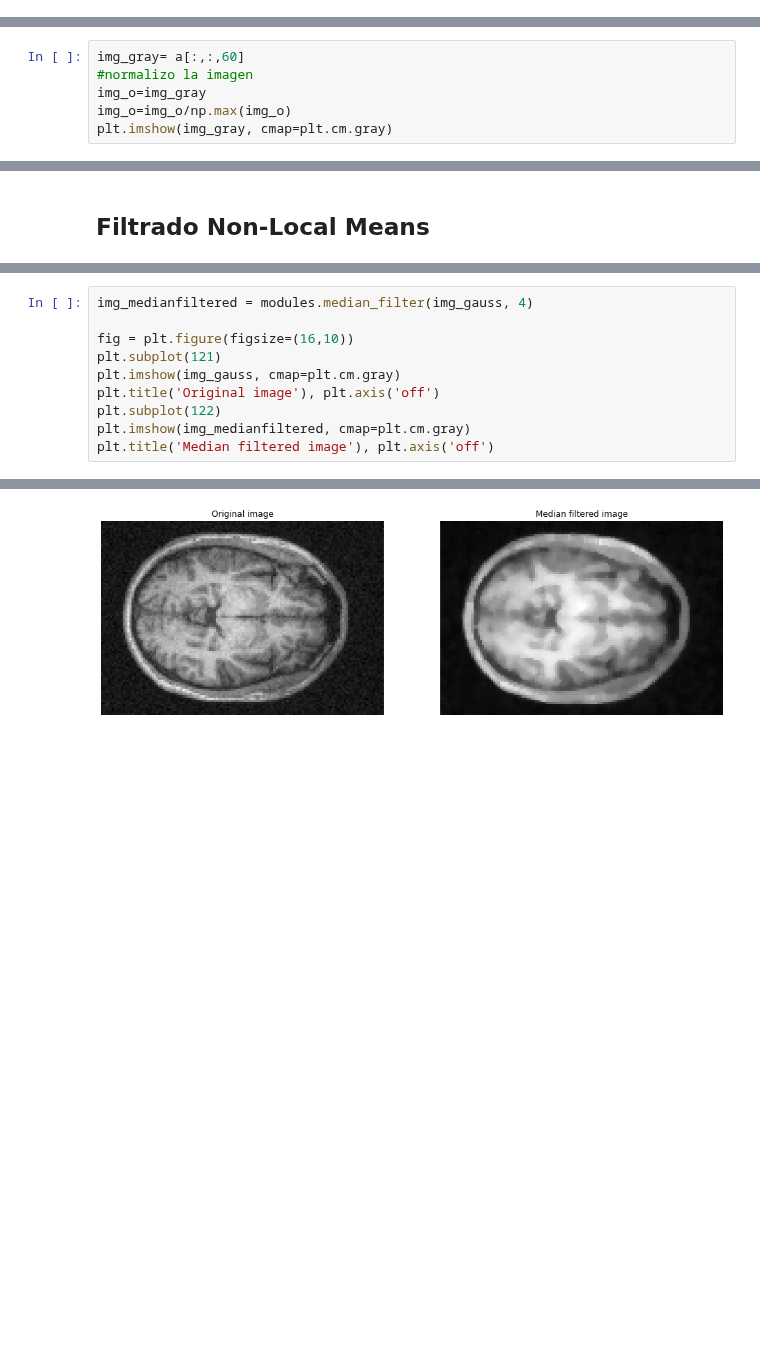
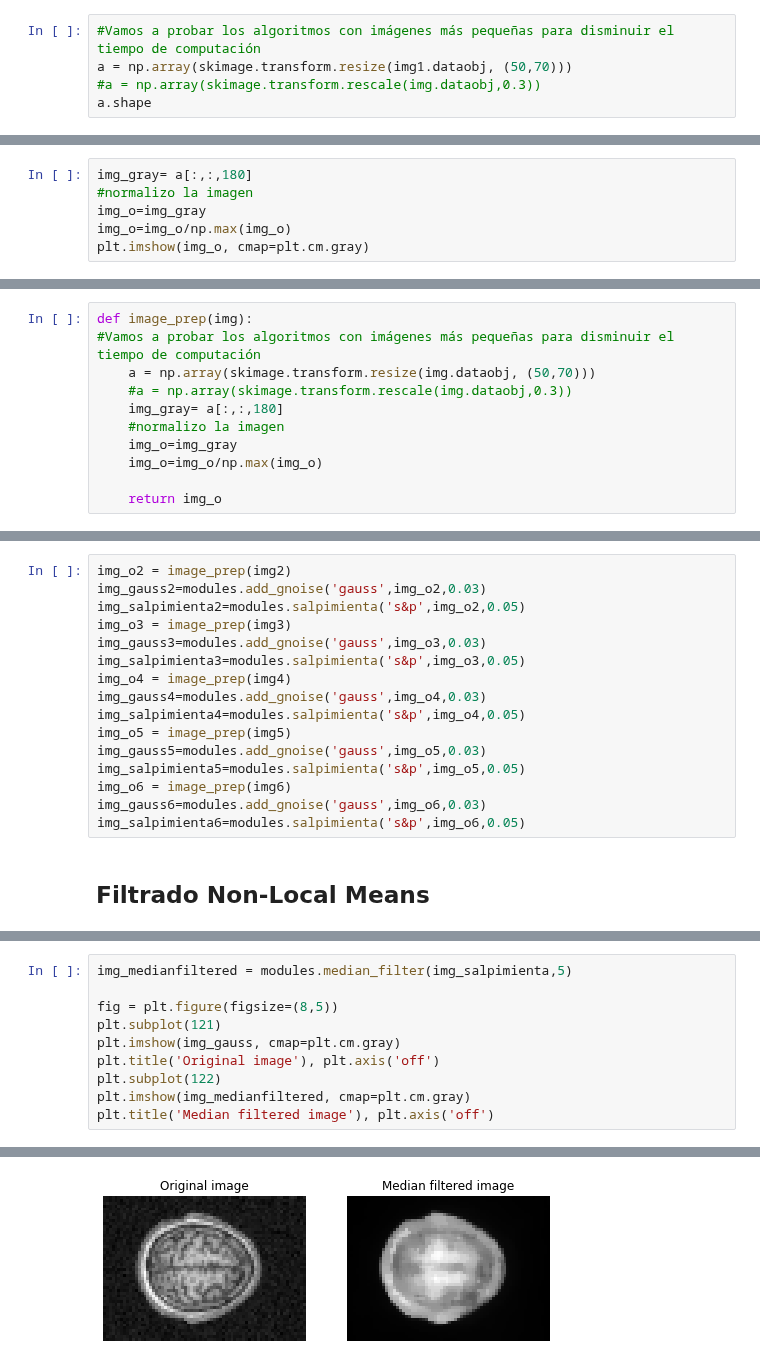
Before and after one commit to Mariaprddz/Analisis, a Jupyter notebook: Analisis/NoVirus.ipynb, the cells around one changed output, grey strips where cells are left out. Drawn from its saved outputs; the diff is of its cells as text; blank space fills up the shorter version.

```diff
--- a/Analisis/NoVirus.ipynb
+++ b/Analisis/NoVirus.ipynb
@@ -75,0 +68,5 @@ a = np.array(skimage.transform.rescale(img.dataobj,0.5))
+# %%
+#Vamos a probar los algoritmos con imágenes más pequeñas para disminuir el tiempo de computación
+a = np.array(skimage.transform.resize(img1.dataobj, (50,70)))
+#a = np.array(skimage.transform.rescale(img.dataobj,0.3))
+a.shape
@@ -76,8 +75,8 @@ a = np.array(skimage.transform.rescale(img.dataobj,0.5))
 # %%
-img_gray= a[:,:,60]
+img_gray= a[:,:,180]
 #normalizo la imagen
 img_o=img_gray
 img_o=img_o/np.max(img_o)
-plt.imshow(img_gray, cmap=plt.cm.gray)
+plt.imshow(img_o, cmap=plt.cm.gray)
 # %% [output]
 <matplotlib.image.AxesImage at 0x...>
@@ -100,0 +102,11 @@ plt.imshow(img_salpimienta, cmap=plt.cm.gray)
+# %%
+def image_prep(img):
+#Vamos a probar los algoritmos con imágenes más pequeñas para disminuir el tiempo de computación
+    a = np.array(skimage.transform.resize(img.dataobj, (50,70)))
+    #a = np.array(skimage.transform.rescale(img.dataobj,0.3))
+    img_gray= a[:,:,180]
+    #normalizo la imagen
+    img_o=img_gray
+    img_o=img_o/np.max(img_o)
+
+    return img_o
@@ -101,3 +115,19 @@ plt.imshow(img_salpimienta, cmap=plt.cm.gray)
+# %%
+img_o2 = image_prep(img2)
+img_gauss2=modules.add_gnoise('gauss',img_o2,0.03)
+img_salpimienta2=modules.salpimienta('s&p',img_o2,0.05)
+img_o3 = image_prep(img3)
+img_gauss3=modules.add_gnoise('gauss',img_o3,0.03)
+img_salpimienta3=modules.salpimienta('s&p',img_o3,0.05)
+img_o4 = image_prep(img4)
+img_gauss4=modules.add_gnoise('gauss',img_o4,0.03)
+img_salpimienta4=modules.salpimienta('s&p',img_o4,0.05)
+img_o5 = image_prep(img5)
+img_gauss5=modules.add_gnoise('gauss',img_o5,0.03)
+img_salpimienta5=modules.salpimienta('s&p',img_o5,0.05)
+img_o6 = image_prep(img6)
+img_gauss6=modules.add_gnoise('gauss',img_o6,0.03)
+img_salpimienta6=modules.salpimienta('s&p',img_o6,0.05)
 # %% [markdown]
 ## Filtrado Non-Local Means
 # %%
@@ -127,7 +157,7 @@ plt.title('Mean filtered image'), plt.axis('off')
 # %%
-img_medianfiltered = modules.median_filter(img_gauss, 4)
+img_medianfiltered = modules.median_filter(img_salpimienta,5)
 
-fig = plt.figure(figsize=(16,10))
+fig = plt.figure(figsize=(8,5))
 plt.subplot(121)
 plt.imshow(img_gauss, cmap=plt.cm.gray)
 plt.title('Original image'), plt.axis('off')
@@ -139,4 +169,4 @@ plt.title('Median filtered image'), plt.axis('off')
-[figure, old version]
+[figure, new version]
 # %%
 img_medianfiltered = modules.median_filter(img_salpimienta, 4)
 
```
Also changed, not shown: parts of 28 cells of this notebook.
